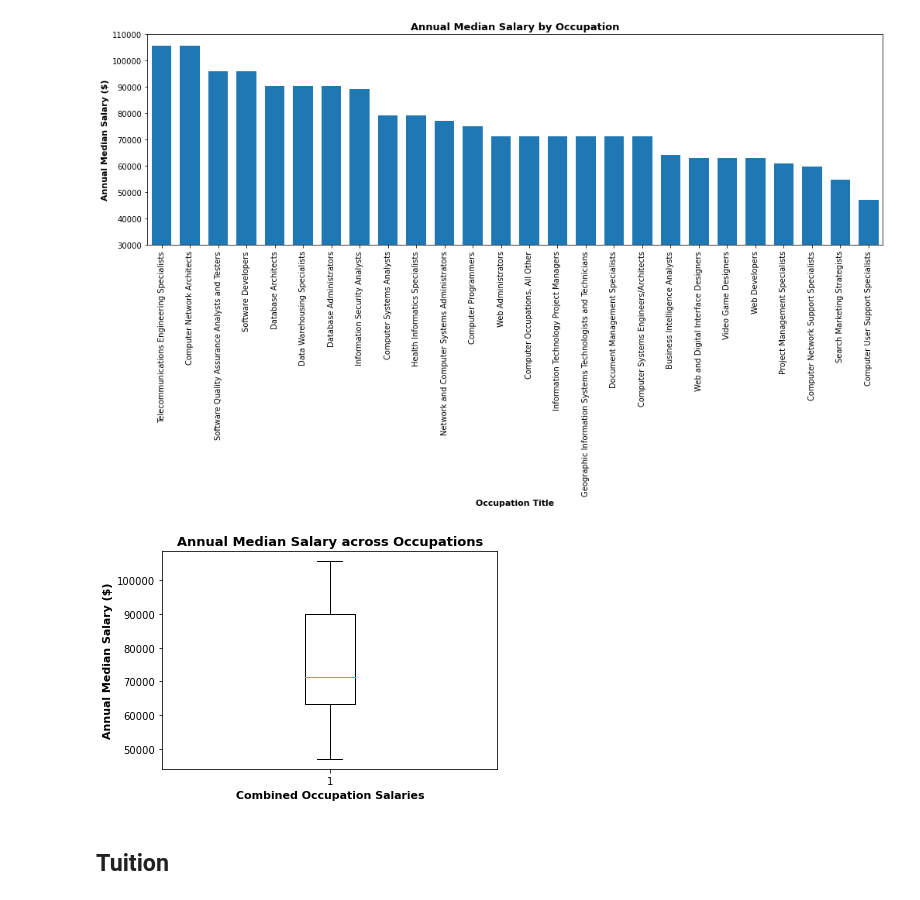
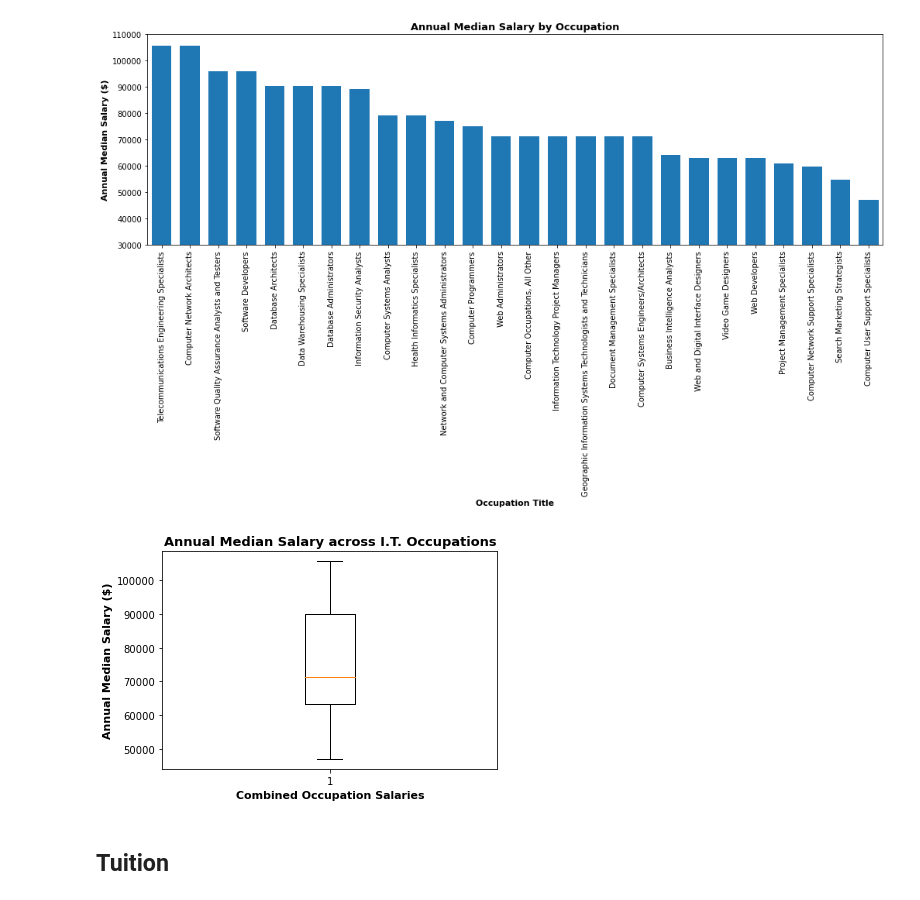
Before and after one commit to Project-1-2021/ValueOfCollege, a Jupyter notebook: Data_Analysis.ipynb, the cells around one changed output. Cells and saved outputs as stored; diff of their text form; code cells hidden in the pictures.

```diff
--- a/Data_Analysis.ipynb
+++ b/Data_Analysis.ipynb
@@ -73,16 +73,16 @@ plt.show()
 # %%
 # Create boxplot of all median wages
 plt.boxplot(occupation_df['Annual Wage - Median'])
 
 # Create axis labels
-plt.title('Annual Median Salary across Occupations', fontsize=13, fontweight='bold')
+plt.title('Annual Median Salary across I.T. Occupations', fontsize=13, fontweight='bold')
 plt.xlabel('Combined Occupation Salaries', fontsize=11, fontweight='bold')
 plt.ylabel('Annual Median Salary ($)', fontsize=11, fontweight='bold')
 
 # Display boxplot
 plt.show()
 # %% [output]
-[figure, old version]
+[figure, new version]
 # %% [markdown]
 ## Tuition
 # %%
```
Also changed, not shown: parts of 5 cells of this notebook.
